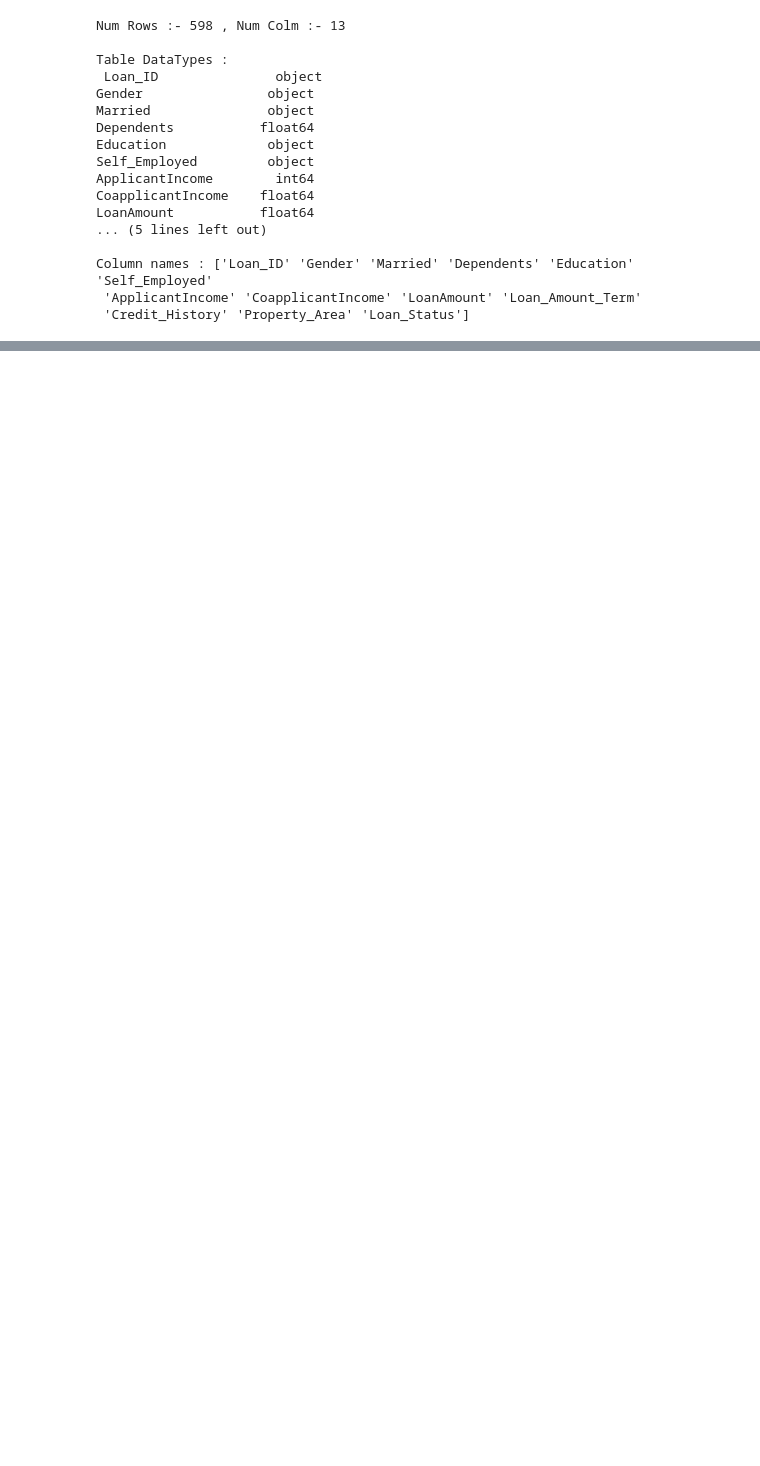
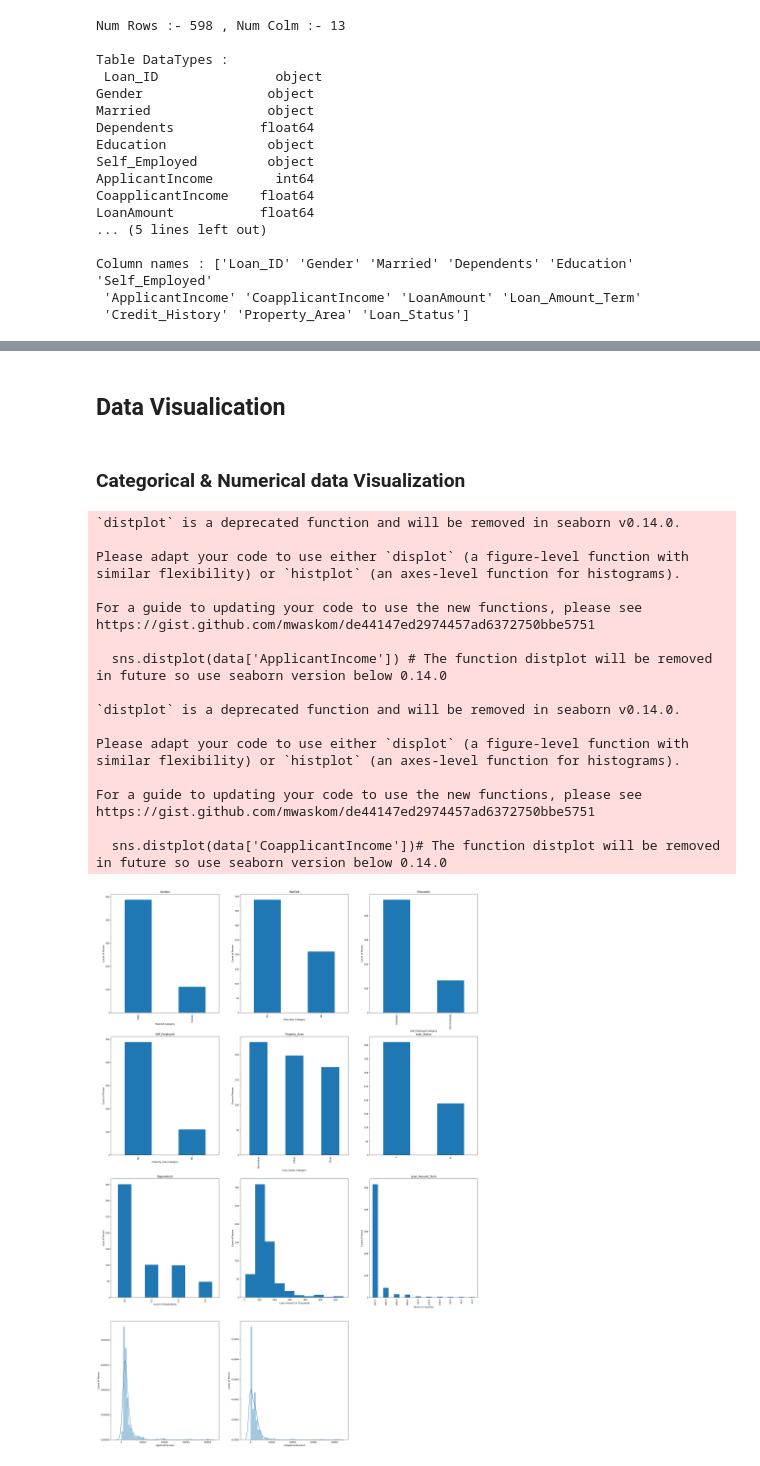
Before and after one commit to pravincoder/Tensorflow_models, a Jupyter notebook: Loan_Approval_Prediction_Model.ipynb, the cells around one changed output, grey strips where cells are left out. Saved outputs shown, nothing was run; the diff lists cells and outputs as text; code cells hidden in the pictures; blank space fills up the shorter version.

```diff
--- a/Loan_Approval_Prediction_Model.ipynb
+++ b/Loan_Approval_Prediction_Model.ipynb
@@ -64,0 +103,8 @@ data.drop(['Loan_ID'],axis=1,inplace=True)
+# %%
+# Fill empty values of Dependant,Loan Amount,Loan_Amount_Term as it's numeric and float dtype
+data['Dependents'].fillna(data['Dependents'].median(),inplace=True)
+data['LoanAmount'].fillna(data['LoanAmount'].median(),inplace=True)
+data['Loan_Amount_Term'].fillna(data['Loan_Amount_Term'].median(),inplace=True)
+# %%
+# Fill Empty Credit History with mode as its categorical
+data['Credit_History'].fillna(data['Credit_History'].mode()[0],inplace=True)
@@ -64,0 +128,56 @@ data.drop(['Loan_ID'],axis=1,inplace=True)
+# %% [markdown]
+## Data Visualication
+# %% [markdown]
+### Categorical & Numerical data Visualization
+# %%
+#
+object_list = (data.dtypes=='object')
+object_list = (object_list[object_list].index.values)
+plt.figure(figsize=(30,45))
+for i in range(int(len(object_list))):
+  plt.ylabel('Count of Person')
+  plt.xlabel(f'{object_list[i]} Category')
+  ax = plt.subplot(4,3,i+1)
+  data[object_list[i]].value_counts().plot.bar(title=object_list[i])
+plt.subplot(4,3,7)
+plt.xlabel('Count of Dependents')
+plt.ylabel('Cout of Person')
+data['Dependents'].value_counts().plot.bar(title='Dependents')
+plt.subplot(4,3,8)
+plt.xlabel('Loan Amount (in Thousand)')
+plt.ylabel('Count of Person')
+plt.hist(data['LoanAmount'],label ='Loan Amount (in thousands)')
+plt.subplot(4,3,9)
+plt.xlabel('Terms (in months)')
+plt.ylabel('Count of Person')
+data['Loan_Amount_Term'].value_counts().plot.bar(title='Loan_Amount_Term')
+plt.subplot(4,3,10)
+plt.xlabel('Applicant income Amount')
+plt.ylabel('Count of Person')
+sns.distplot(data['ApplicantIncome']) # The function distplot will be removed in future so use seaborn version below 0.14.0
+plt.subplot(4,3,11)
+plt.xlabel('Coapplicant income Amount')
+plt.ylabel('Count of Person')
+sns.distplot(data['CoapplicantIncome'])# The function distplot will be removed in future so use seaborn version below 0.14.0
+plt.show();
+# %% [output]
+`distplot` is a deprecated function and will be removed in seaborn v0.14.0.
+
+Please adapt your code to use either `displot` (a figure-level function with
+similar flexibility) or `histplot` (an axes-level function for histograms).
+
+For a guide to updating your code to use the new functions, please see
+https://gist.github.com/mwaskom/de44147ed2974457ad6372750bbe5751
+
+  sns.distplot(data['ApplicantIncome']) # The function distplot will be removed in future so use seaborn version below 0.14.0
+
+`distplot` is a deprecated function and will be removed in seaborn v0.14.0.
+
+Please adapt your code to use either `displot` (a figure-level function with
+similar flexibility) or `histplot` (an axes-level function for histograms).
+
+For a guide to updating your code to use the new functions, please see
+https://gist.github.com/mwaskom/de44147ed2974457ad6372750bbe5751
+
+  sns.distplot(data['CoapplicantIncome'])# The function distplot will be removed in future so use seaborn version below 0.14.0
+[figure, added]
```
Also changed, not shown: parts of 11 cells of this notebook.
